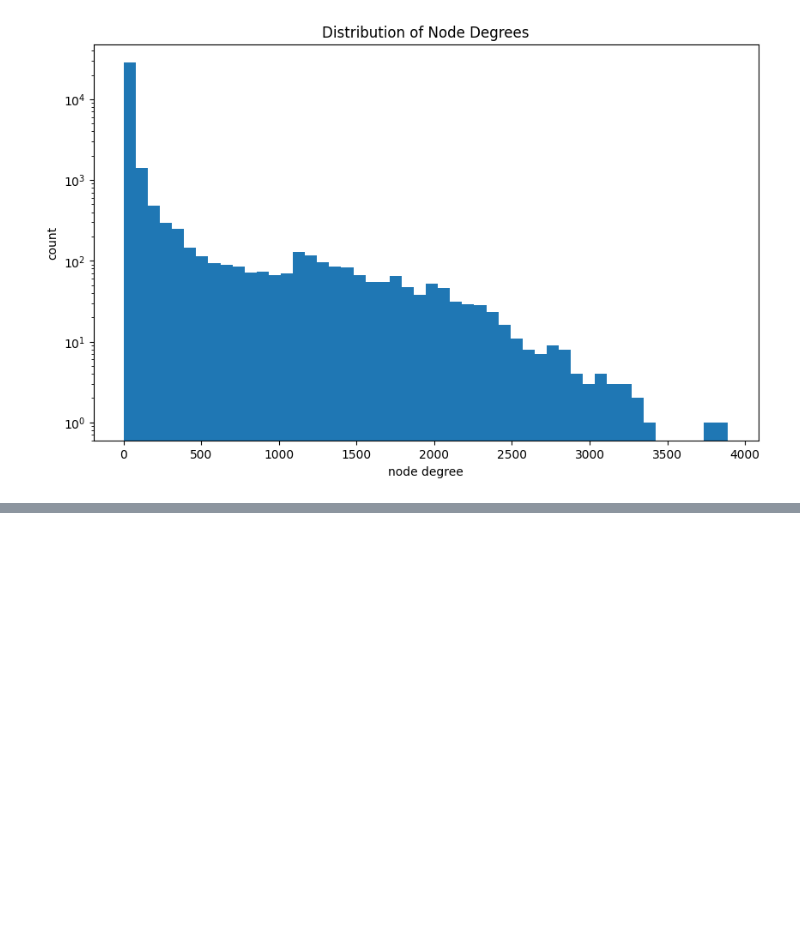
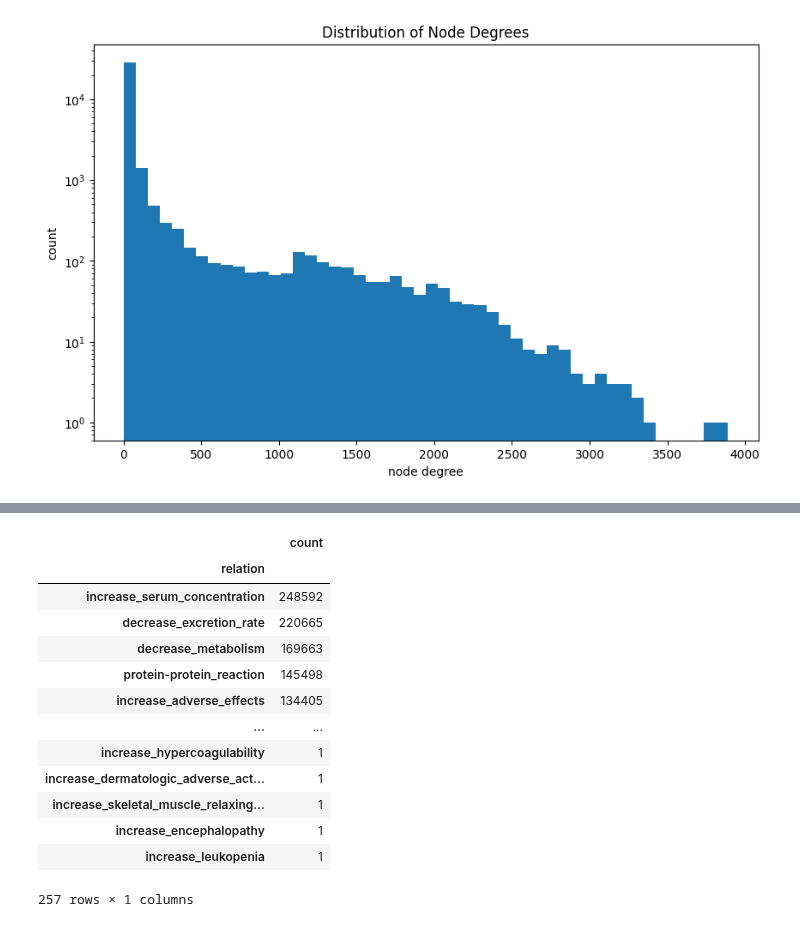
Before and after one commit to marketakrenkova/drug-interaction-prediction, a Jupyter notebook: data_processing/analysis.ipynb, the cells around one changed output, grey strips where cells are left out. Saved outputs shown, nothing was run; the diff lists cells and outputs as text; code cells hidden in the pictures; blank space fills up the shorter version.

```diff
--- a/data_processing/analysis.ipynb
+++ b/data_processing/analysis.ipynb
@@ -334,0 +394,22 @@ plt.show()
+# %%
+# edge type distribution
+edge_types_grouped = data_df.groupby(by=['relation']).count()
+edge_types_grouped = edge_types_grouped.drop(columns=['tail'])
+edge_types_grouped.columns = ['count']
+edge_types_grouped = edge_types_grouped.sort_values(by='count', ascending=False)
+edge_types_grouped
+# %% [output]
+|  | count |
+| relation |  |
+| increase_serum_concentration | 248592 |
+| decrease_excretion_rate | 220665 |
+| decrease_metabolism | 169663 |
+| protein-protein_reaction | 145498 |
+| increase_adverse_effects | 134405 |
+| ... | ... |
+| increase_hypercoagulability | 1 |
+| increase_dermatologic_adverse_act... | 1 |
+| increase_skeletal_muscle_relaxing... | 1 |
+| increase_encephalopathy | 1 |
+| increase_leukopenia | 1 |
+257 rows × 1 columns
```
Also changed, not shown: parts of 10 cells of this notebook, 3 other files.
